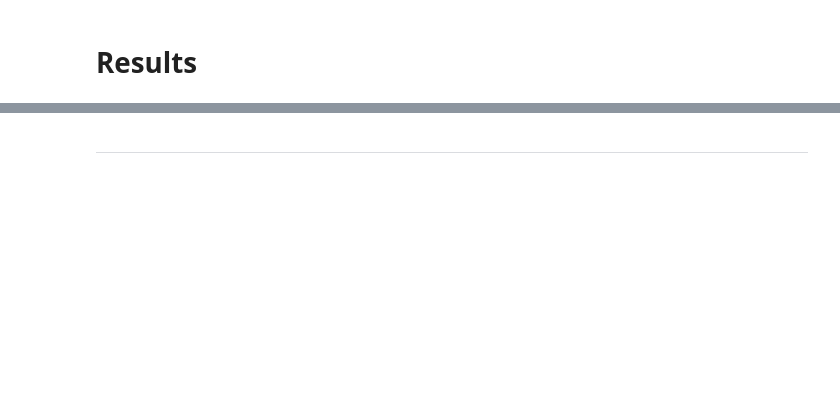
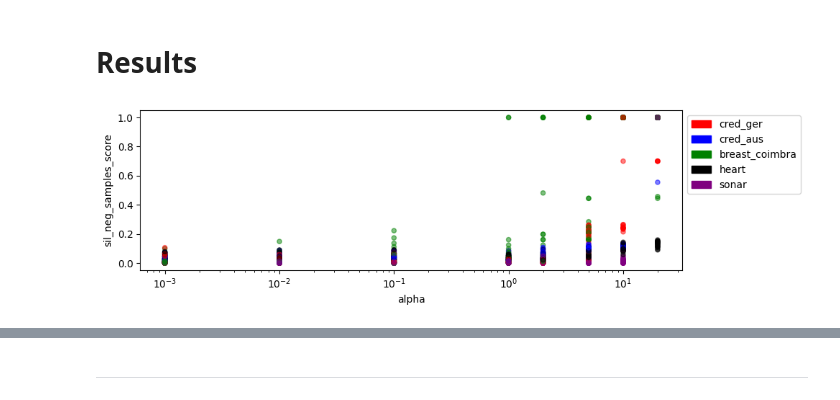
Before and after one commit to vmgustavo/202202-UFMG-RNA, a Jupyter notebook: paper02/visualize.ipynb, the cells around one changed output, grey strips where cells are left out. Saved outputs shown, nothing was run; the diff lists cells and outputs as text; code cells hidden in the pictures; blank space fills up the shorter version.

```diff
--- a/paper02/visualize.ipynb
+++ b/paper02/visualize.ipynb
@@ -57,7 +57,7 @@ pd.DataFrame(aux)
 # %% [markdown]
 # Results
 # %%
-files = glob("src/results/*.json")
+files = glob("results/*.json")
 
 aux = list()
 for file in files:
@@ -77,14 +77,20 @@ colors = {
 # %%
 import matplotlib.patches as mpatches
 # %%
-plt.figure(figsize=(6, 3), dpi=300)
+plt.figure(figsize=(10, 3), dpi=100)
 ax = plt.gca()
 df.plot.scatter(
-    x="acc_diff", y="sil_neg_samples_score",
+    x="alpha", y="sil_neg_samples_score",
     c=df["dataset"].apply(lambda x: colors[x]),
     alpha=.5, ax=ax
 )
+plt.xscale("log")
 
-plt.legend(handles=[mpatches.Patch(color=v, label=k) for k, v in colors.items()])
+plt.legend(
+    handles=[mpatches.Patch(color=v, label=k) for k, v in colors.items()],
+    bbox_to_anchor=(1, 1)
+)
 plt.tight_layout()
 plt.savefig("silneg.pdf")
+# %% [output]
+[figure, added]
```
Also changed, not shown: parts of 7 cells of this notebook.
